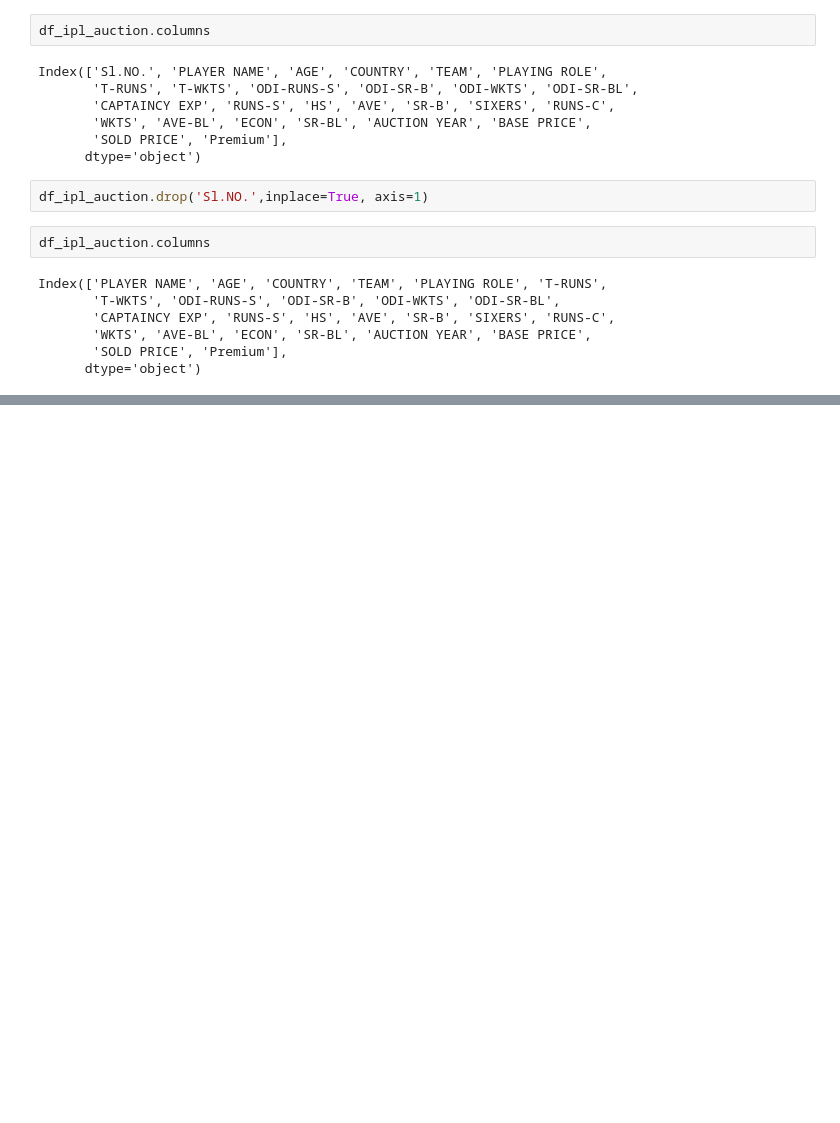
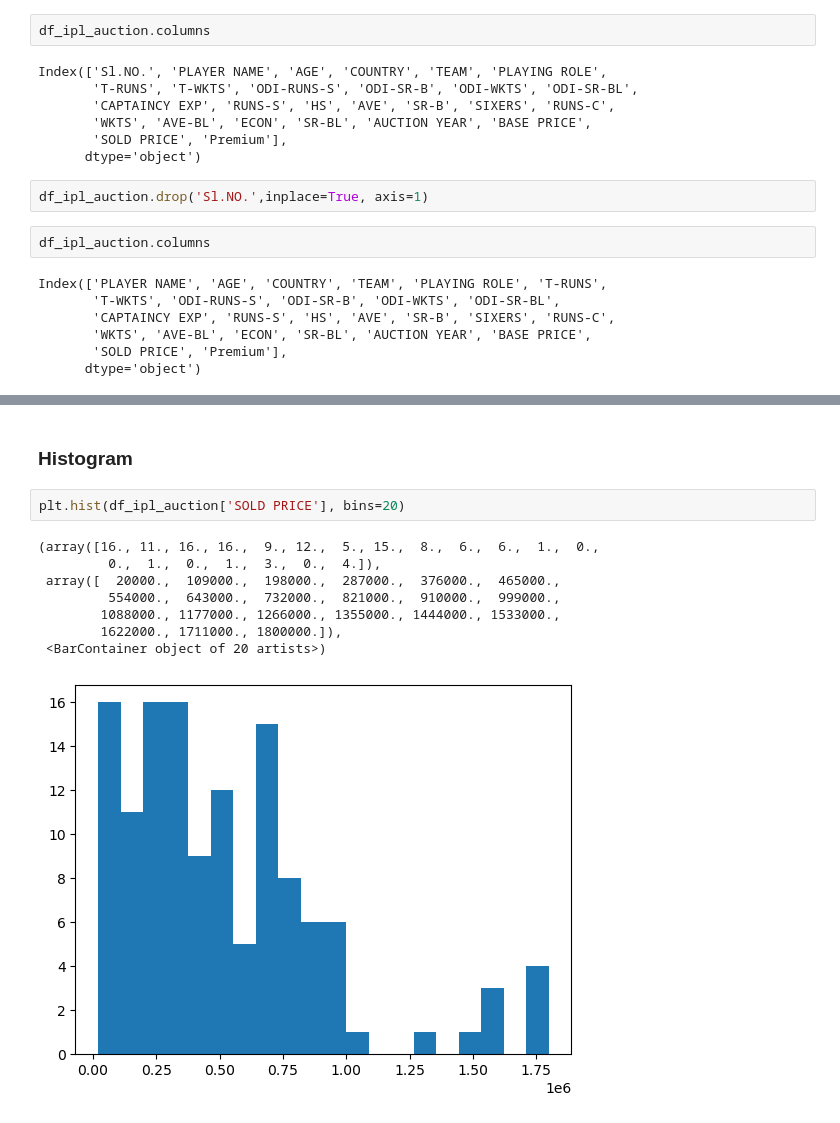
Before and after one commit to rinr2602/Descriptive_Analysis, a Jupyter notebook: ipl_auction_chapter2.ipynb, the cells around one changed output, grey strips where cells are left out. Saved outputs shown, nothing was run; the diff lists cells and outputs as text; blank space fills up the shorter version.

```diff
--- a/ipl_auction_chapter2.ipynb
+++ b/ipl_auction_chapter2.ipynb
@@ -369,0 +397,13 @@ Index(['PLAYER NAME', 'AGE', 'COUNTRY', 'TEAM', 'PLAYING ROLE', 'T-RUNS',
+# %% [markdown]
+### Histogram
+# %%
+plt.hist(df_ipl_auction['SOLD PRICE'], bins=20)
+# %% [output]
+(array([16., 11., 16., 16.,  9., 12.,  5., 15.,  8.,  6.,  6.,  1.,  0.,
+         0.,  1.,  0.,  1.,  3.,  0.,  4.]),
+ array([  20000.,  109000.,  198000.,  287000.,  376000.,  465000.,
+         554000.,  643000.,  732000.,  821000.,  910000.,  999000.,
+        1088000., 1177000., 1266000., 1355000., 1444000., 1533000.,
+        1622000., 1711000., 1800000.]),
+ <BarContainer object of 20 artists>)
+[figure, added]
```
Also changed, not shown: parts of 23 cells of this notebook.
